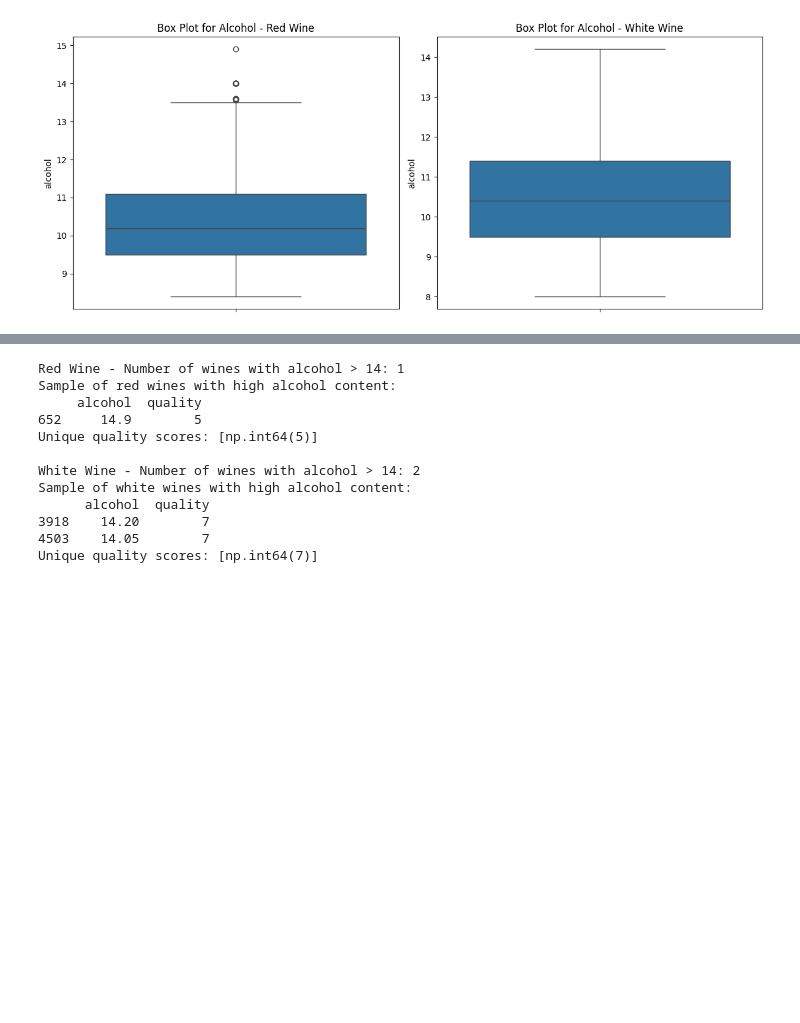
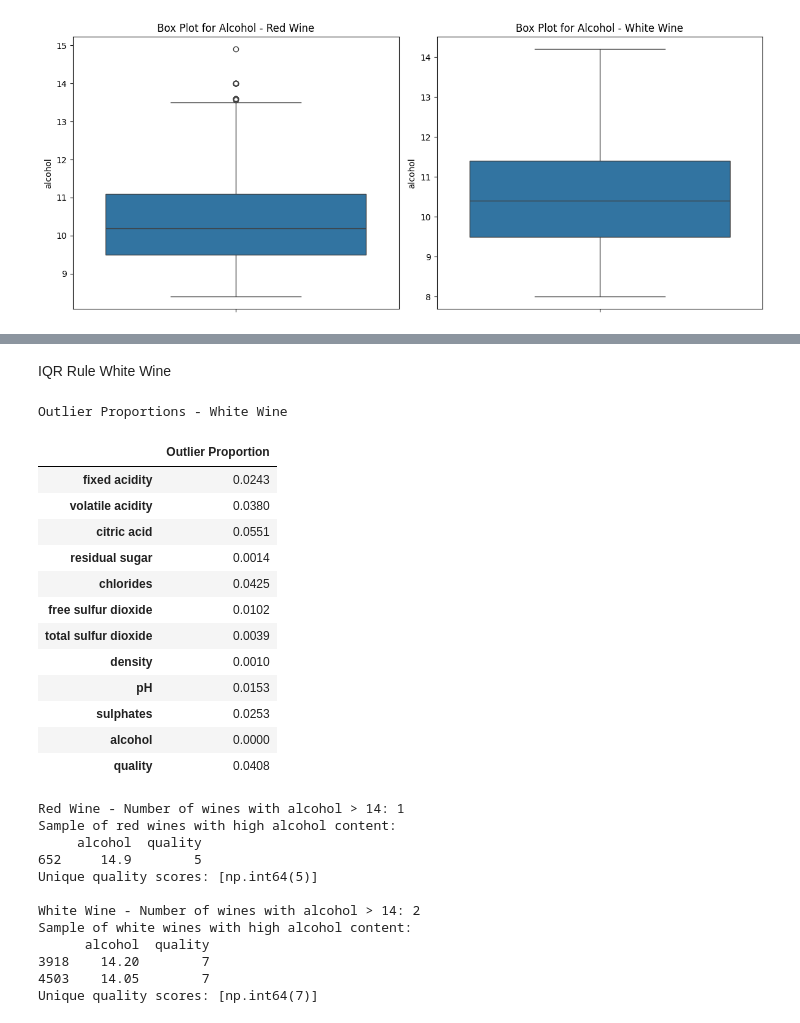
Before and after one commit to DinteN098/GSU_homework, a Jupyter notebook: CSC 4780 Final Project/grape_and_feet.ipynb, the cells around one changed output, grey strips where cells are left out. Cells and saved outputs as stored; diff of their text form; code cells hidden in the pictures; blank space fills up the shorter version.

```diff
--- a/CSC 4780 Final Project/grape_and_feet.ipynb
+++ b/CSC 4780 Final Project/grape_and_feet.ipynb
@@ -192,3 +235,44 @@ plt.show()
+# %% [markdown]
+IQR Rule White Wine
+# %%
+# Numeric columns for white wine
+numeric_cols_white = white.select_dtypes(include=['float64', 'int64']).columns
+
+outlier_summary_white = {}
+
+for col in numeric_cols_white:
+    Q1 = white[col].quantile(0.25)
+    Q3 = white[col].quantile(0.75)
+    IQR = Q3 - Q1
+
+    lower = Q1 - 1.5 * IQR
+    upper = Q3 + 1.5 * IQR
+
+    # Outliers = values outside IQR bounds
+    outliers = white[(white[col] < lower) | (white[col] > upper)]
+    proportion = len(outliers) / len(white)
+
+    outlier_summary_white[col] = round(proportion, 4)
+
+# Convert to table
+outliers_white_df = pd.DataFrame.from_dict(outlier_summary_white, orient='index', columns=['Outlier Proportion'])
+print("Outlier Proportions - White Wine")
+outliers_white_df
+# %% [output]
+Outlier Proportions - White Wine
+|  | Outlier Proportion |
+| fixed acidity | 0.0243 |
+| volatile acidity | 0.0380 |
+| citric acid | 0.0551 |
+| residual sugar | 0.0014 |
+| chlorides | 0.0425 |
+| free sulfur dioxide | 0.0102 |
+| total sulfur dioxide | 0.0039 |
+| density | 0.0010 |
+| pH | 0.0153 |
+| sulphates | 0.0253 |
+| alcohol | 0.0000 |
+| quality | 0.0408 |
 # %%
 # Filter for wines where 'alcohol' is greater than 14 in both datasets
 outliers_red = red[red['alcohol'] > 14]
```
Also changed, not shown: parts of 2 cells of this notebook.
